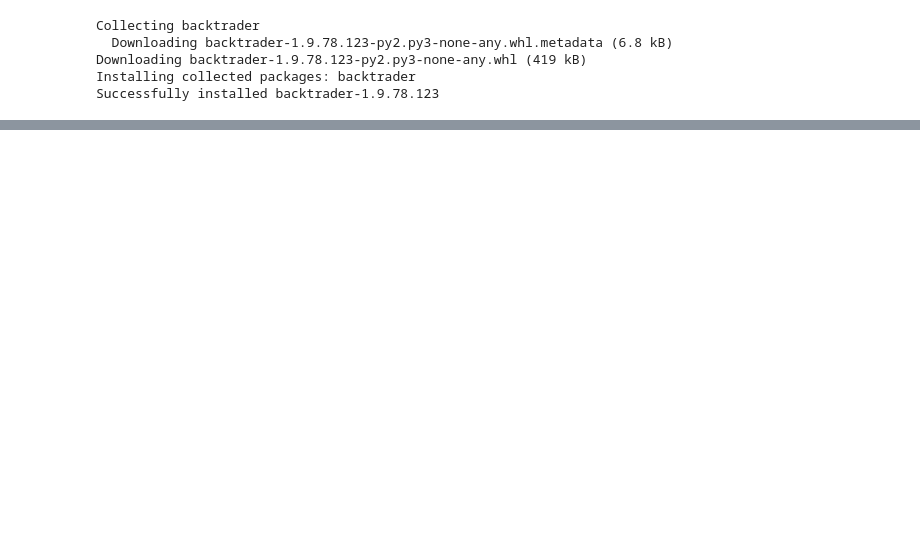
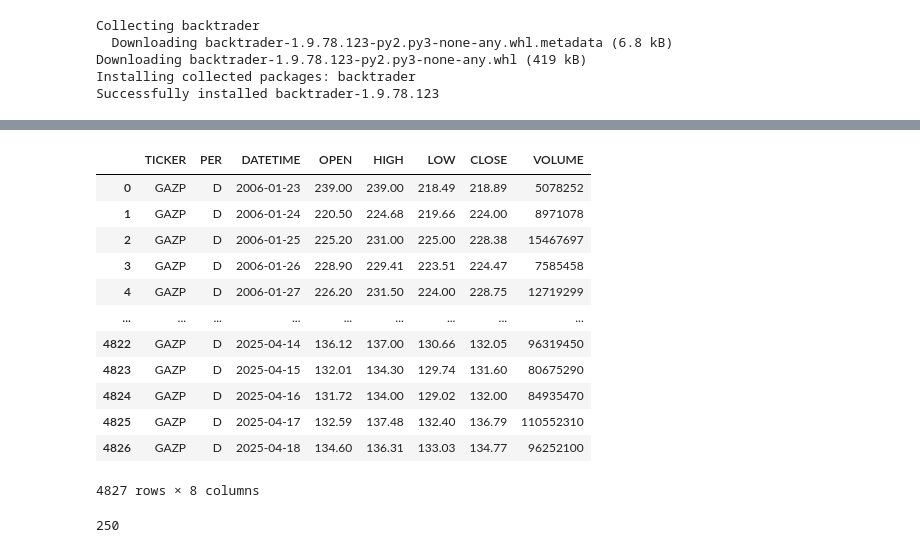
Before and after one commit to SergDegun/ML_FIN_2024_10, a Jupyter notebook: HW_8/OTUS_FIN_2024_HW_8_My.ipynb, the cells around one changed output, grey strips where cells are left out. Cells and saved outputs as stored; diff of their text form; code cells hidden in the pictures; blank space fills up the shorter version.

```diff
--- a/HW_8/OTUS_FIN_2024_HW_8_My.ipynb
+++ b/HW_8/OTUS_FIN_2024_HW_8_My.ipynb
@@ -25,11 +45,15 @@ import os
 # %%
 # Strategy parameters
-s_ticker = "AAPL"
+s_ticker = "AAPL"                  # Рабочий инструмент
+#s_file_path = 'SBER_1D_250416.csv' # Рабочий файл
+#s_file_path = 'SBER_1H_250420.csv' # Рабочий файл
+s_file_path = 'GAZP_1D_250420.csv' # Рабочий файл
+#s_file_path = 'GAZP_1H_250420.csv' # Рабочий файл
 s_start_date = "1990-01-01"
 s_end_date = "2025-04-08"
-i_start_capital = 1
+i_start_capital = 10000
 d_trader_marging = 0.0005
-i_test_trend_size = 250
+i_test_trend_days = 250            # Количество дней для тестирования
 i_window_size = 4
 i_predict_amount = 1
 i_buffer_size = 9
@@ -40,30 +64,10 @@ b_is_using_const_model = True
 d_rmse_koef = 3.0
 d_probably_min = 1e-10
 i_density_amount = 10
-d_order_softmax_out = 3
 b_is_short_enabled = False
 d_zero_zone_koef = 0.01
 d_trend_koef_up = 0.001
 d_trend_koef_dn = 0.001
 d_dither_koef = 0.7
+b_is_gap_strategy = False
+i_amount_random_discrims = 0      # Количество случайных плоскостей
-# %%
-# Загрузка данных из файла
-def load_data_from_file(file_path):
-  try:
-    data = pd.read_csv(file_path)
-    data['Date'] = pd.to_datetime(data['Date'])
-    data.set_index('Date', inplace=True)
-    return data
-  except FileNotFoundError:
-      print(f"Файл '{file_path}' не найден.")
-      return None
-
-# Загрузка данных из yaho finance
-def load_data_from_yf(ticker, timeframe='1d'):
-  df = yf.download(ticker, interval=timeframe)
-  df = df.reset_index()
-  if isinstance(df.columns, pd.MultiIndex):
-      df.columns = df.columns.droplevel(level=1)
-  df['Date'] = pd.to_datetime(df['Date'])
-  df.set_index('Date', inplace=True)
-  return df
@@ -70,11 +141,26 @@ def load_data_from_yf(ticker, timeframe='1d'):
 # %%
 # Загрузка данных из файла
-file_path = 'SBER_231007.csv'  # Замените на путь к вашему файлу
-data = load_data_from_file(file_path)
+data = load_data_from_file(s_file_path, separator=';')
 # Load data using yfinance
-# data = yf.download(s_ticker, start=s_start_date, end=s_end_date)
-#data = load_data_from_yf(s_ticker)
+#data = yf.download(s_ticker, start=s_start_date, end=s_end_date)
+#data = load_data_from_yf(s_ticker, timeframe='1h')
 if data.empty:
     raise ValueError("No data downloaded for the given ticker and date range")
+# %%
+data
+# %% [output]
+|  | TICKER | PER | DATETIME | OPEN | HIGH | LOW | CLOSE | VOLUME |
+| 0 | GAZP | D | 2006-01-23 | 239.00 | 239.00 | 218.49 | 218.89 | 5078252 |
+| 1 | GAZP | D | 2006-01-24 | 220.50 | 224.68 | 219.66 | 224.00 | 8971078 |
+| 2 | GAZP | D | 2006-01-25 | 225.20 | 231.00 | 225.00 | 228.38 | 15467697 |
+| 3 | GAZP | D | 2006-01-26 | 228.90 | 229.41 | 223.51 | 224.47 | 7585458 |
+| 4 | GAZP | D | 2006-01-27 | 226.20 | 231.50 | 224.00 | 228.75 | 12719299 |
+| ... | ... | ... | ... | ... | ... | ... | ... | ... |
+| 4822 | GAZP | D | 2025-04-14 | 136.12 | 137.00 | 130.66 | 132.05 | 96319450 |
+| 4823 | GAZP | D | 2025-04-15 | 132.01 | 134.30 | 129.74 | 131.60 | 80675290 |
+| 4824 | GAZP | D | 2025-04-16 | 131.72 | 134.00 | 129.02 | 132.00 | 84935470 |
+| 4825 | GAZP | D | 2025-04-17 | 132.59 | 137.48 | 132.40 | 136.79 | 110552310 |
+| 4826 | GAZP | D | 2025-04-18 | 134.60 | 136.31 | 133.03 | 134.77 | 96252100 |
+4827 rows × 8 columns
 # %%
 # Добавление новых признаков
@@ -94,3 +184,8 @@ i_prep_trend_length = max(len(p_trend_mean) - i_test_trend_size, 0)
+# %%
+#i_prep_trend_length
+i_test_trend_size
+# %% [output]
+250
 # %%
 # Normalization function
 def norming_e(p_trend, i_target_position, i_vector_size, i_samples_pos, i_amount_samples, b_is_minus_offset):
```
Also changed, not shown: parts of 24 cells of this notebook.
